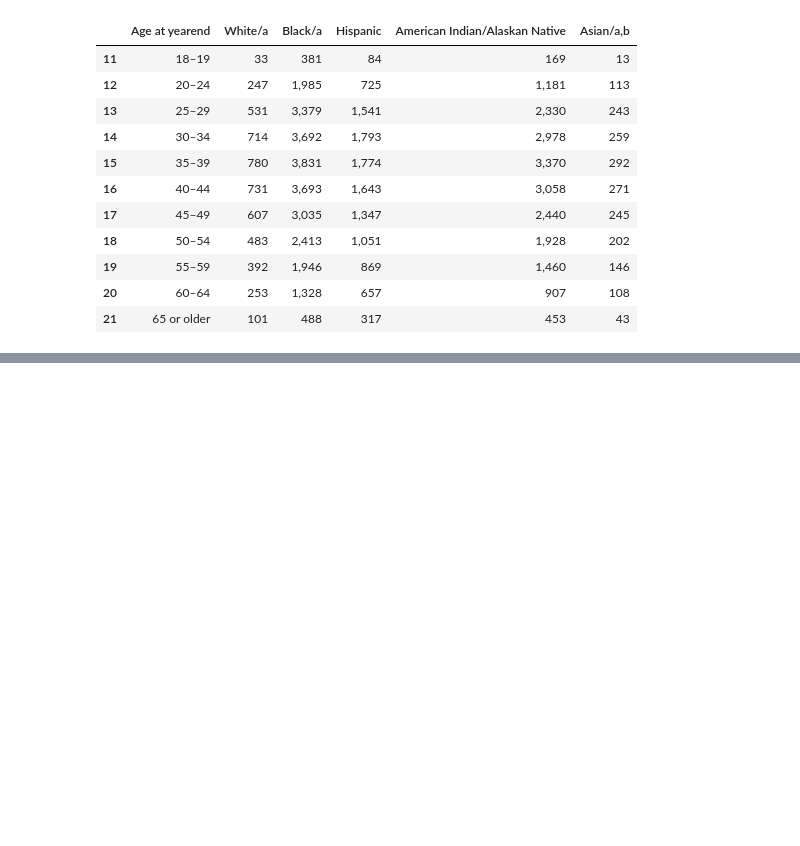
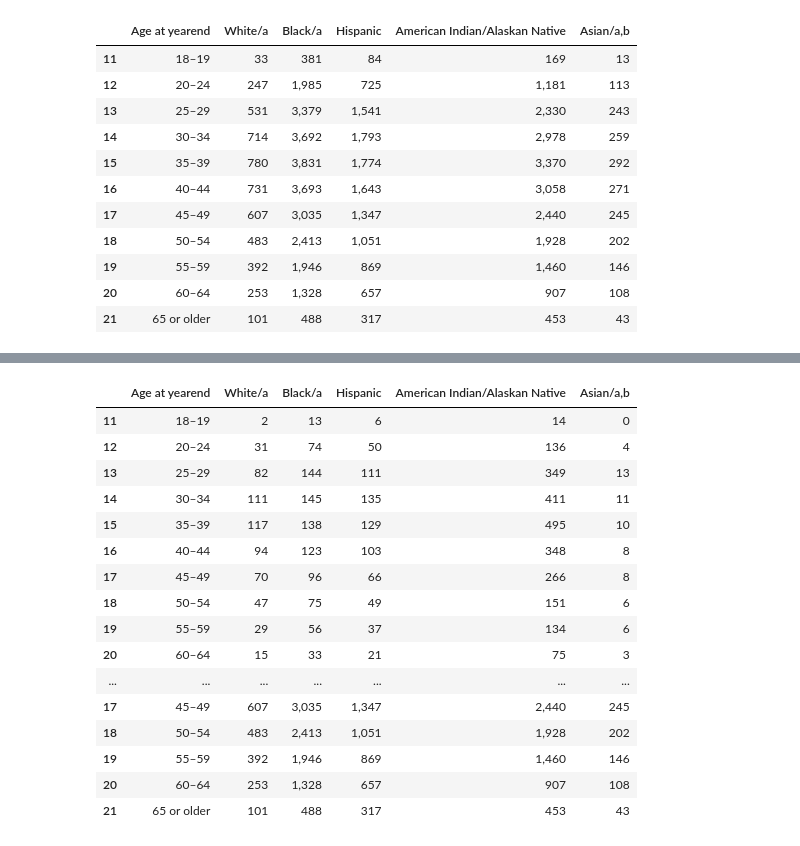
Before and after one commit to Mt122606/Curous-Conquers-, a Jupyter notebook: CuriousConquersProject/DATA/USPrisons.ipynb, the cells around one changed output, grey strips where cells are left out. Drawn from its saved outputs; the diff is of its cells as text; code cells hidden in the pictures; blank space fills up the shorter version.

```diff
--- a/CuriousConquersProject/DATA/USPrisons.ipynb
+++ b/CuriousConquersProject/DATA/USPrisons.ipynb
@@ -131,0 +142,21 @@ USprisonageFe.drop([0,1,2,3,4,5,6,7,8,9,10,22,23,24,25], inplace=True)
+# %%
+USprisonage=pd.concat([USprisonageFe,USprisonageMale])
+USprisonage
+# %% [output]
+|  | Age at yearend | White/a | Black/a | Hispanic | American Indian/Alaskan Native | Asian/a,b |
+| 11 | 18–19 | 2 | 13 | 6 | 14 | 0 |
+| 12 | 20–24 | 31 | 74 | 50 | 136 | 4 |
+| 13 | 25–29 | 82 | 144 | 111 | 349 | 13 |
+| 14 | 30–34 | 111 | 145 | 135 | 411 | 11 |
+| 15 | 35–39 | 117 | 138 | 129 | 495 | 10 |
+| 16 | 40–44 | 94 | 123 | 103 | 348 | 8 |
+| 17 | 45–49 | 70 | 96 | 66 | 266 | 8 |
+| 18 | 50–54 | 47 | 75 | 49 | 151 | 6 |
+| 19 | 55–59 | 29 | 56 | 37 | 134 | 6 |
+| 20 | 60–64 | 15 | 33 | 21 | 75 | 3 |
+| ... | ... | ... | ... | ... | ... | ... |
+| 17 | 45–49 | 607 | 3,035 | 1,347 | 2,440 | 245 |
+| 18 | 50–54 | 483 | 2,413 | 1,051 | 1,928 | 202 |
+| 19 | 55–59 | 392 | 1,946 | 869 | 1,460 | 146 |
+| 20 | 60–64 | 253 | 1,328 | 657 | 907 | 108 |
+| 21 | 65 or older | 101 | 488 | 317 | 453 | 43 |
```
Also changed, not shown: parts of 12 cells of this notebook, 8 other files.
